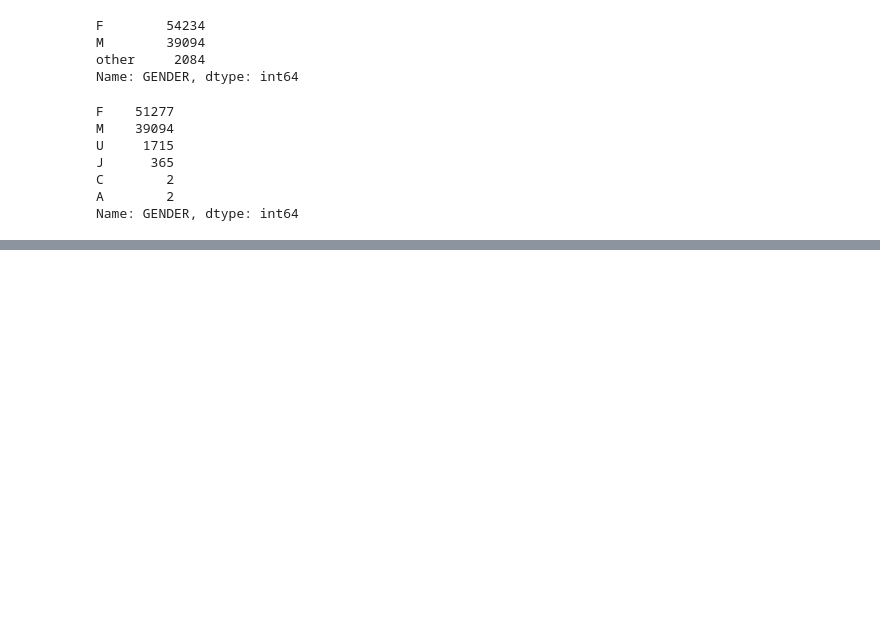
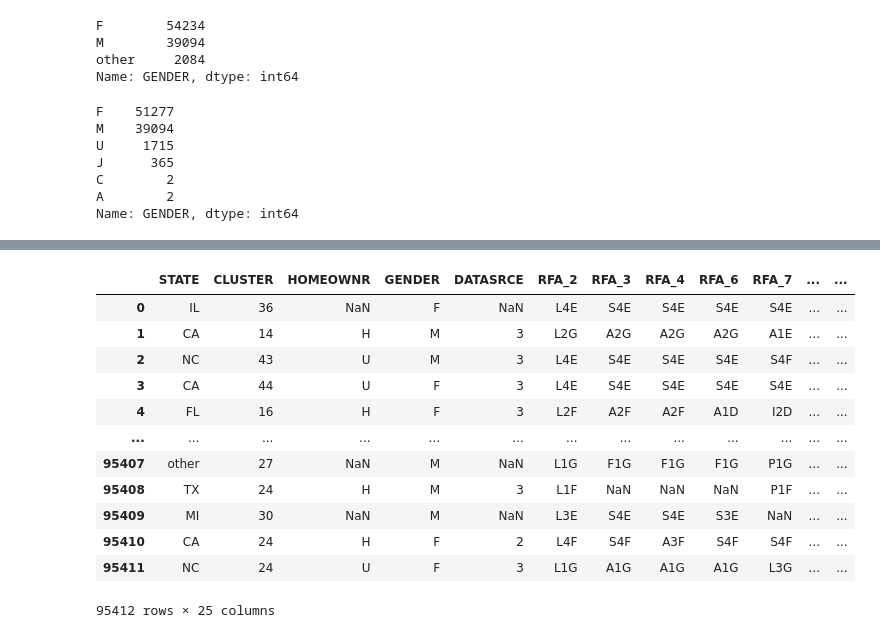
Before and after one commit to Rorivero992/LABS, a Jupyter notebook: case_study_EDA.ipynb, the cells around one changed output, grey strips where cells are left out. Cells and saved outputs as stored; diff of their text form; code cells hidden in the pictures; blank space fills up the shorter version.

```diff
--- a/case_study_EDA.ipynb
+++ b/case_study_EDA.ipynb
@@ -455,0 +591,16 @@ Name: GENDER, dtype: int64
+# %%
+categorical2
+# %% [output]
+|  | STATE | CLUSTER | HOMEOWNR | GENDER | DATASRCE | RFA_2 | RFA_3 | RFA_4 | RFA_6 | RFA_7 | ... | ... |
+| 0 | IL | 36 | NaN | F | NaN | L4E | S4E | S4E | S4E | S4E | ... | ... |
+| 1 | CA | 14 | H | M | 3 | L2G | A2G | A2G | A2G | A1E | ... | ... |
+| 2 | NC | 43 | U | M | 3 | L4E | S4E | S4E | S4E | S4F | ... | ... |
+| 3 | CA | 44 | U | F | 3 | L4E | S4E | S4E | S4E | S4E | ... | ... |
+| 4 | FL | 16 | H | F | 3 | L2F | A2F | A2F | A1D | I2D | ... | ... |
+| ... | ... | ... | ... | ... | ... | ... | ... | ... | ... | ... | ... | ... |
+| 95407 | other | 27 | NaN | M | NaN | L1G | F1G | F1G | F1G | P1G | ... | ... |
+| 95408 | TX | 24 | H | M | 3 | L1F | NaN | NaN | NaN | P1F | ... | ... |
+| 95409 | MI | 30 | NaN | M | NaN | L3E | S4E | S4E | S3E | NaN | ... | ... |
+| 95410 | CA | 24 | H | F | 2 | L4F | S4F | A3F | S4F | S4F | ... | ... |
+| 95411 | NC | 24 | U | F | 3 | L1G | A1G | A1G | A1G | L3G | ... | ... |
+95412 rows × 25 columns
```
Also changed, not shown: parts of 64 cells of this notebook.
